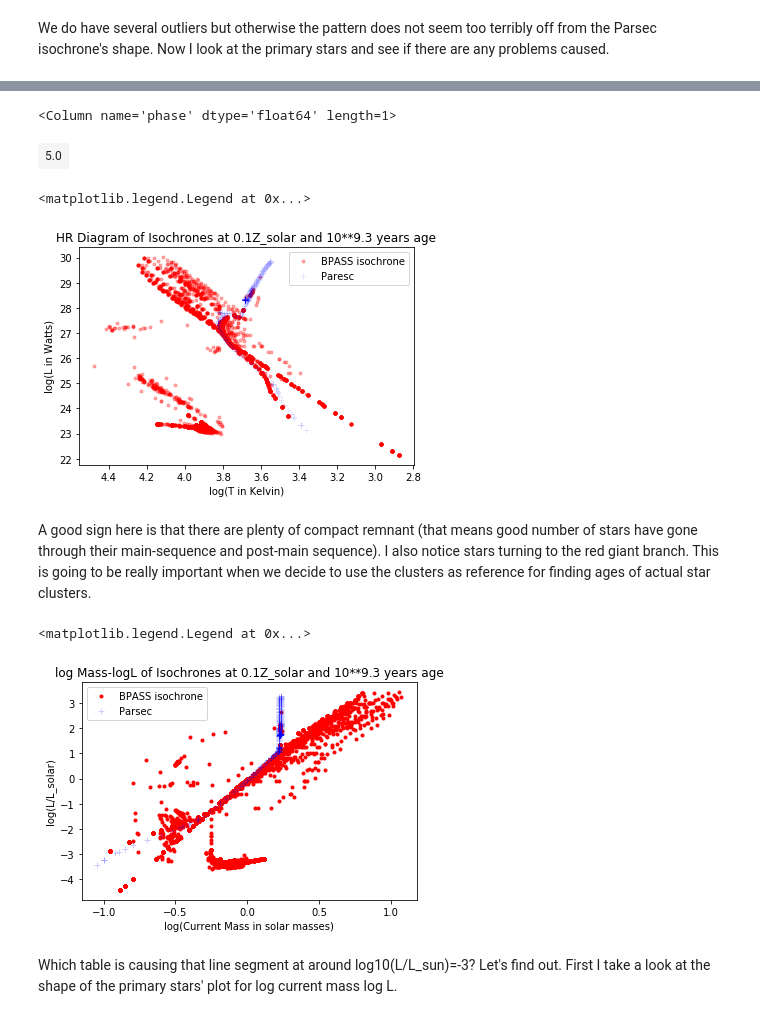
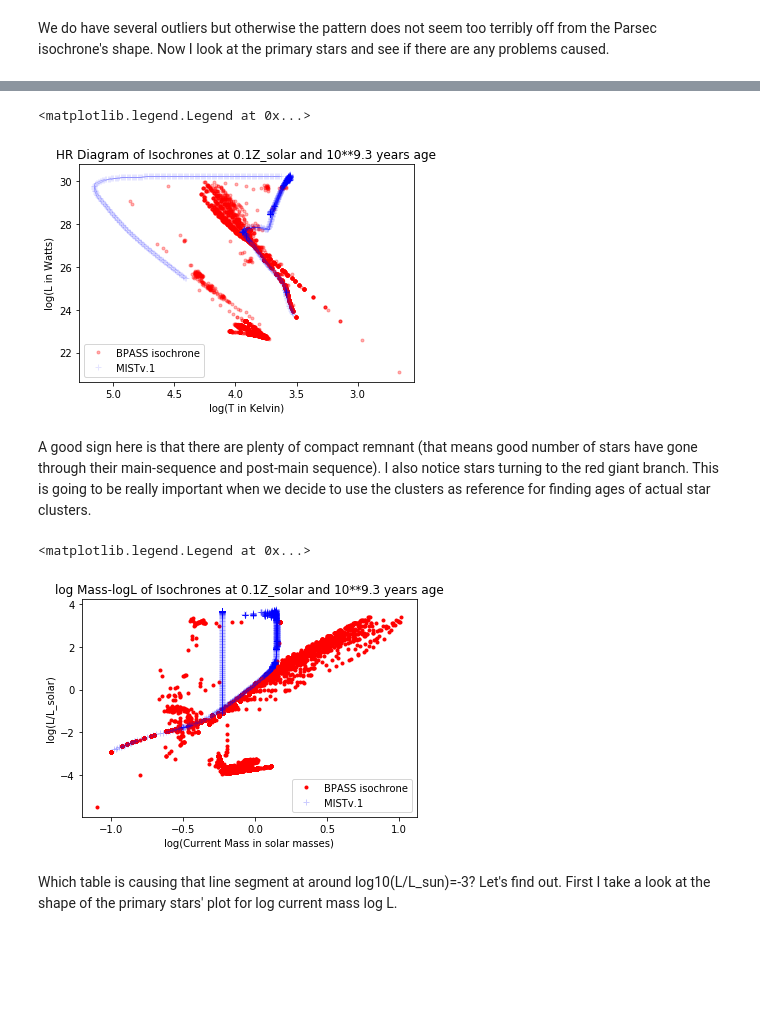
Before and after one commit to astropy/SPISEA, a Jupyter notebook: Test_Plots/Debugging the SPISEA isochrone at 0.1 * solar metallicity 10**9.3 years old-Low-Met.ipynb, the cells around one changed output, grey strips where cells are left out. Drawn from its saved outputs; the diff is of its cells as text; code cells hidden in the pictures; blank space fills up the shorter version.

```diff
--- a/Test_Plots/Debugging the SPISEA isochrone at 0.1 * solar metallicity 10**9.3 years old-Low-Met.ipynb
+++ b/Test_Plots/Debugging the SPISEA isochrone at 0.1 * solar metallicity 10**9.3 years old-Low-Met.ipynb
@@ -15,5 +15,5 @@ import math
 import time
 t1=time.time()
 bps=evolution.BPASS()
-iso1=synthetic.Isochrone_Binary(9.3, 0.0, 1000,math.log10(1), mass_sampling=1, filepath='/g/lu/scratch/ryotainagaki/BPASS_iso_filesTimedIsolated/')
+iso1=synthetic.Isochrone_Binary(9.3, 0.0, 1000,math.log10(1/10), mass_sampling=1, filepath='/g/lu/scratch/ryotainagaki/BPASS_iso_filesTimedIsolated/')
 # %% [output]
@@ -218,5 +157,5 @@ Table length=58
 # %% [markdown]
 Hmm, I think those are stars that are going to be white dwarves very soon or may unintentionally be brown dwarves. At least according to HOKI's criterion for what is a white dwarf or not. At the very least, at least the stars we just saw were low mass stars so they should be **LOW** on the CMD
 # %%
-iso2=synthetic.IsochronePhot(9.3, 0.0, 1000, math.log(1),evo_model=evolution.Parsec(), recomp=True) # New Parsec isochrone for same metallicity
+iso2=synthetic.IsochronePhot(9.3, 0.0, 1000, math.log10(1/10), recomp=True) # New MISTv.1 isochrone for same metallicity
 # %% [output]
@@ -361,23 +264,19 @@ np.unique(issue['mass'])
-# %%
-np.unique(issue['phase'])
-# %% [output]
-<Column name='phase' dtype='float64' length=1>
-| 5.0 |
 # %%
+# Plotting HR diagrams
 import matplotlib.pyplot as plt
 plt.plot(np.log10(iso1.primaries['Teff']), np.log10(iso1.primaries["L"]), "r.", alpha =0.3)
 plt.plot(np.log10(iso1.secondaries['Teff']), np.log10(iso1.secondaries["L"]), "r.", alpha =0.3)
 plt.plot(np.log10(iso1.singles['Teff']), np.log10(iso1.singles["L"]), "r.", label="BPASS isochrone", alpha =0.3)
-plt.plot(np.log10(iso2.points['Teff']), np.log10(iso2.points["L"]), "b+", label="Paresc", alpha =0.1)
+plt.plot(np.log10(iso2.points['Teff']), np.log10(iso2.points["L"]), "b+", label="MISTv.1", alpha =0.1)
 plt.xlabel("log(T in Kelvin)")
 plt.ylabel("log(L in Watts)")
 plt.title("HR Diagram of Isochrones at 0.1Z_solar and 10**9.3 years age")
 plt.gca().invert_xaxis()
 plt.legend()
 # Rough pattern seems to fit. What's that line?
 # %% [output]
 <matplotlib.legend.Legend at 0x...>
-[figure, old version]
+[figure, new version]
 # %% [markdown]
 A good sign here is that there are plenty of compact remnant (that means good number of stars have gone through their main-sequence and post-main sequence). I also notice stars turning to the red giant branch. This is going to be really important when we decide to use the clusters as reference for finding ages of actual star clusters.
 # %%
@@ -387,7 +286,7 @@ import matplotlib.pyplot as plt
 plt.plot(np.log10(iso1.primaries['mass_current']), np.log10(iso1.primaries["L"]/cs.L_sun), "r.")
 plt.plot(np.log10(iso1.secondaries['mass_current']), np.log10(iso1.secondaries["L"]/cs.L_sun), "r.")
 plt.plot(np.log10(iso1.singles['mass_current']), np.log10(iso1.singles["L"]/cs.L_sun), "r.", label="BPASS isochrone")
-plt.plot(np.log10(iso2.points['mass_current']), np.log10(iso2.points["L"]/cs.L_sun), "b+", label="Parsec", alpha =0.2)
+plt.plot(np.log10(iso2.points['mass_current']), np.log10(iso2.points["L"]/cs.L_sun), "b+", label="MISTv.1", alpha =0.2)
 plt.xlabel("log(Current Mass in solar masses)")
 plt.ylabel("log(L/L_solar)")
 plt.title("log Mass-logL of Isochrones at 0.1Z_solar and 10**9.3 years age")
@@ -395,7 +294,7 @@ plt.legend()
 # Rough pattern seems to fit. What's that line?
 # %% [output]
 <matplotlib.legend.Legend at 0x...>
-[figure, old version]
+[figure, new version]
 # %% [markdown]
 Which table is causing that line segment at around log10(L/L_sun)=-3?
 Let's find out.
```
Also changed, not shown: parts of 55 cells of this notebook, 36 other files.
